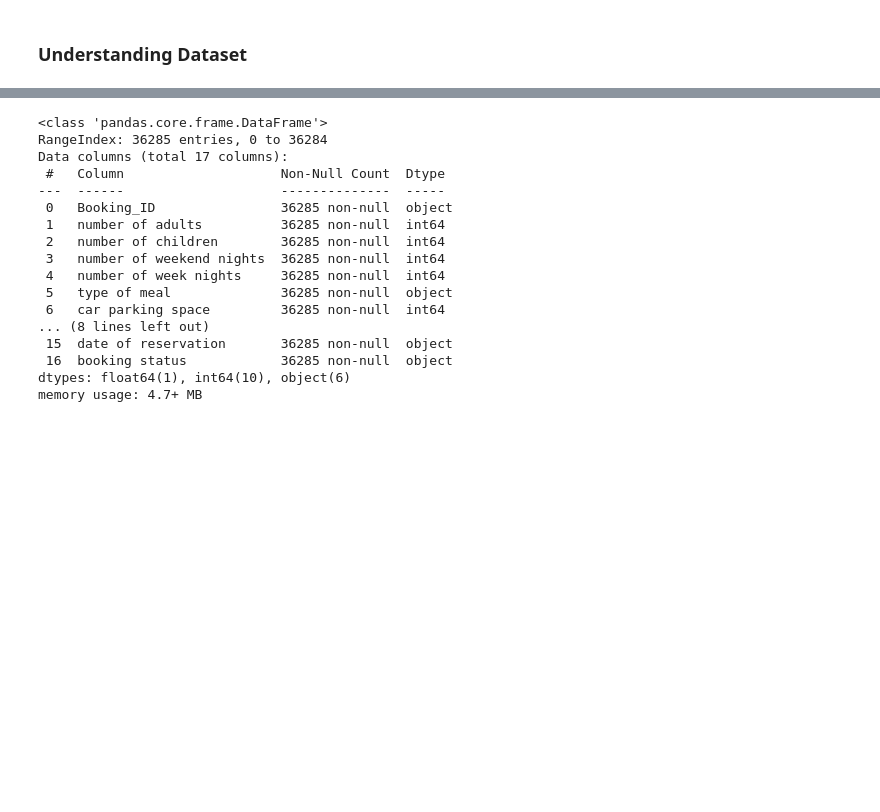
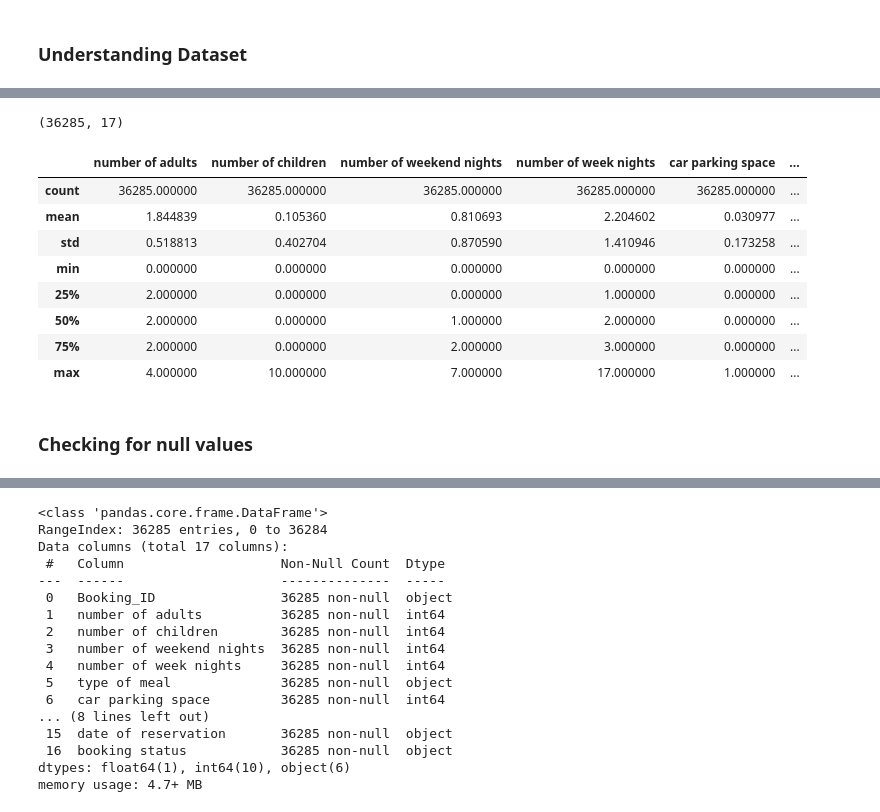
Before and after one commit to AslihanYoldas/ada-lovelace-final-project, a Jupyter notebook: data_analyze.ipynb, the cells around one changed output, grey strips where cells are left out. Cells and saved outputs as stored; diff of their text form; code cells hidden in the pictures; blank space fills up the shorter version.

```diff
--- a/data_analyze.ipynb
+++ b/data_analyze.ipynb
@@ -22,0 +23,18 @@ df.sample(5)
+# %%
+df.shape
+# %% [output]
+(36285, 17)
+# %%
+df.describe()
+# %% [output]
+|  | number of adults | number of children | number of weekend nights | number of week nights | car parking space | ... |
+| count | 36285.000000 | 36285.000000 | 36285.000000 | 36285.000000 | 36285.000000 | ... |
+| mean | 1.844839 | 0.105360 | 0.810693 | 2.204602 | 0.030977 | ... |
+| std | 0.518813 | 0.402704 | 0.870590 | 1.410946 | 0.173258 | ... |
+| min | 0.000000 | 0.000000 | 0.000000 | 0.000000 | 0.000000 | ... |
+| 25% | 2.000000 | 0.000000 | 0.000000 | 1.000000 | 0.000000 | ... |
+| 50% | 2.000000 | 0.000000 | 1.000000 | 2.000000 | 0.000000 | ... |
+| 75% | 2.000000 | 0.000000 | 2.000000 | 3.000000 | 0.000000 | ... |
+| max | 4.000000 | 10.000000 | 7.000000 | 17.000000 | 1.000000 | ... |
+# %% [markdown]
+### Checking for null values
```
Also changed, not shown: parts of 9 cells of this notebook.
